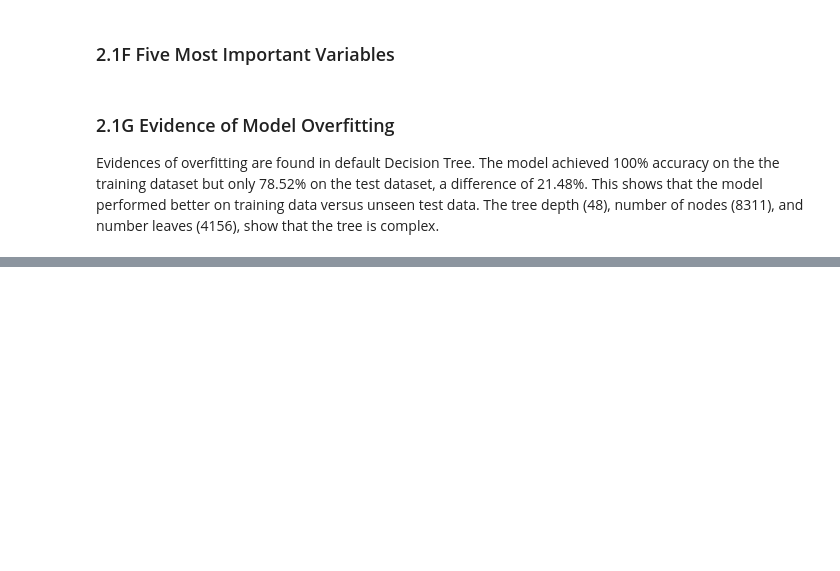
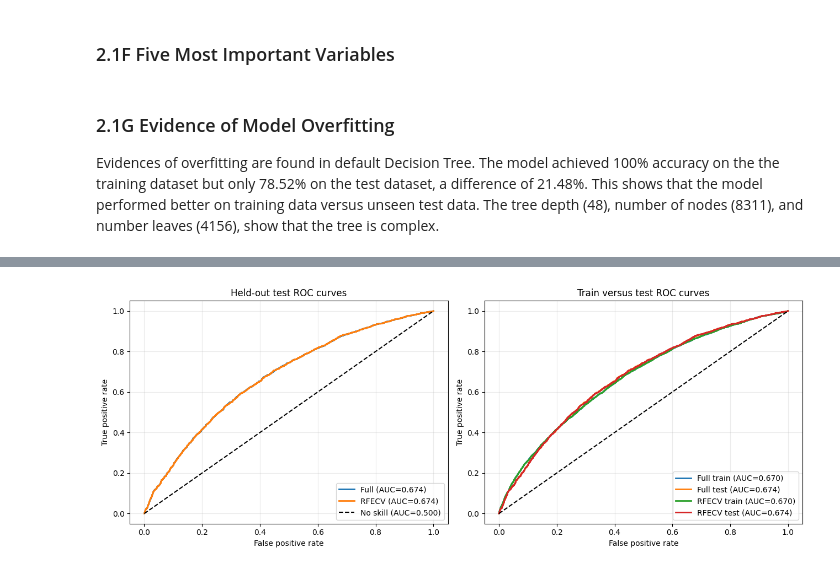
Before and after one commit to PeterK1212/IFQ580MachineLearning, a Jupyter notebook: Assignment1AMaster.ipynb, the cells around one changed output, grey strips where cells are left out. Cells and saved outputs as stored; diff of their text form; code cells hidden in the pictures; blank space fills up the shorter version.

Commit message:
Task 3 added

```diff
--- a/Assignment1AMaster.ipynb
+++ b/Assignment1AMaster.ipynb
@@ -630,0 +869,13 @@ print(f"Number of leaves: {def_dt_model.get_n_leaves()}")
+# %%
+task3_reduced_search = GridSearchCV(
+    LogisticRegression(random_state=random_state, max_iter=3000),
+    param_grid=task3_parameter_grid,
+    cv=10,
+    scoring="roc_auc",
+    n_jobs=-1,
+    return_train_score=True,
+)
+task3_reduced_search.fit(X_train_task3_reduced, y_train_task3)
+
+print("Best reduced-model parameters:", task3_reduced_search.best_params_)
+print(f"Best mean cross-validation ROC AUC: {task3_reduced_search.best_score_:.4f}")
@@ -630,0 +931,40 @@ print(f"Number of leaves: {def_dt_model.get_n_leaves()}")
+# %%
+task3_full_train_fpr, task3_full_train_tpr, _ = roc_curve(
+    y_train_task3, task3_full_train_prob
+)
+task3_full_test_fpr, task3_full_test_tpr, _ = roc_curve(
+    y_test_task3, task3_full_test_prob
+)
+task3_reduced_train_fpr, task3_reduced_train_tpr, _ = roc_curve(
+    y_train_task3, task3_reduced_train_prob
+)
+task3_reduced_test_fpr, task3_reduced_test_tpr, _ = roc_curve(
+    y_test_task3, task3_reduced_test_prob
+)
+
+fig, axes = plt.subplots(1, 2, figsize=(13, 5))
+axes[0].plot(task3_full_test_fpr, task3_full_test_tpr, lw=2,
+             label=f"Full (AUC={task3_full_result['test_roc_auc']:.3f})")
+axes[0].plot(task3_reduced_test_fpr, task3_reduced_test_tpr, lw=2,
+             label=f"RFECV (AUC={task3_reduced_result['test_roc_auc']:.3f})")
+axes[0].plot([0, 1], [0, 1], "k--", label="No skill (AUC=0.500)")
+axes[0].set(title="Held-out test ROC curves", xlabel="False positive rate", ylabel="True positive rate")
+axes[0].legend(loc="lower right")
+axes[0].grid(alpha=0.25)
+
+axes[1].plot(task3_full_train_fpr, task3_full_train_tpr, lw=2,
+             label=f"Full train (AUC={task3_full_result['train_roc_auc']:.3f})")
+axes[1].plot(task3_full_test_fpr, task3_full_test_tpr, lw=2,
+             label=f"Full test (AUC={task3_full_result['test_roc_auc']:.3f})")
+axes[1].plot(task3_reduced_train_fpr, task3_reduced_train_tpr, lw=2,
+             label=f"RFECV train (AUC={task3_reduced_result['train_roc_auc']:.3f})")
+axes[1].plot(task3_reduced_test_fpr, task3_reduced_test_tpr, lw=2,
+             label=f"RFECV test (AUC={task3_reduced_result['test_roc_auc']:.3f})")
+axes[1].plot([0, 1], [0, 1], "k--")
+axes[1].set(title="Train versus test ROC curves", xlabel="False positive rate", ylabel="True positive rate")
+axes[1].legend(loc="lower right")
+axes[1].grid(alpha=0.25)
+plt.tight_layout()
+plt.show()
+# %% [output]
+[figure, added]
```
Also changed, not shown: parts of 16 cells of this notebook, 1 other file.
